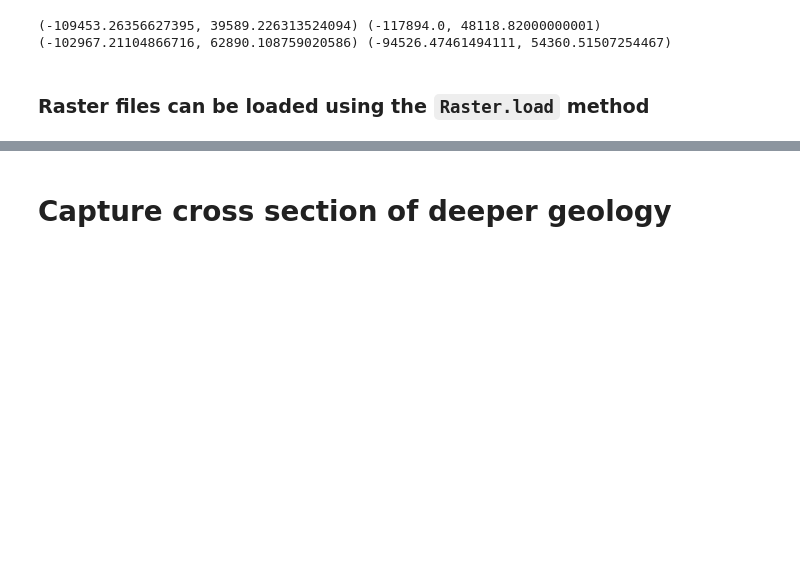
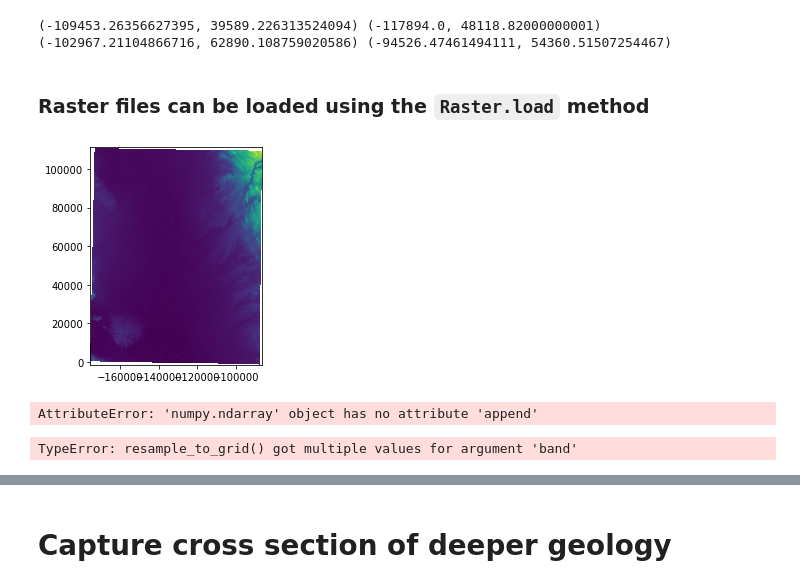
Before and after one commit to andrewcalderwood/CosumnesRiverRecharge, a Jupyter notebook: modflow_development/RIV_Regional/WEL_RIV_RCH_GHB_tprogs.ipynb, the cells around one changed output, grey strips where cells are left out. Drawn from its saved outputs; the diff is of its cells as text; code cells hidden in the pictures; blank space fills up the shorter version.

```diff
--- a/modflow_development/RIV_Regional/WEL_RIV_RCH_GHB_tprogs.ipynb
+++ b/modflow_development/RIV_Regional/WEL_RIV_RCH_GHB_tprogs.ipynb
@@ -218,28 +222,32 @@ geoms = Polygon(vertices)
 ### Raster files can be loaded using the `Raster.load` method
 # %%
 # Full size dem of northern sac valley
-# raster_name = gwfm_dir+"/DEM_data/Cosumnes_DEM_3310.tif"
-
-# rio10_utm = Raster.load(raster_name)
+raster_name = gwfm_dir+"/DEM_data/Cosumnes_DEM_3310.tif"
+rio10_utm = Raster.load(raster_name)
 # %%
-# rio10_utm.plot()
-# t0 = time.time()
-# rio10_utm.crop(vertices, invert=False)
-# crop_time = time.time() - t0
-# rio10_utm.plot()
+rio10_utm.plot()
+t0 = time.time()
+rio10_utm.crop(vertices, invert=False)
+crop_time = time.time() - t0
+rio10_utm.plot()
+# %% [output]
+[figure, added]
+AttributeError: 'numpy.ndarray' object has no attribute 'append'
 # %%
 # Nearest neighbor determines the nearest pixel and assumes its value
 # linear is as it sounds, cubic is the smoothed version of linear essentially by using a cubic function
 # the linear method takes a very, very long time - an hour plus??, just stick with nearest
 # nearest takes 170.209 seconds - 220 seconds
 # # the linear interpolation causes the program to crash
-# t0 = time.time()
-# dem_data = rio10_utm.resample_to_grid(m.modelgrid.xcellcenters,
-#                                 m.modelgrid.ycellcenters,
-#                                 band=rio10_utm.bands[0],
-#                                 method="nearest")
-# resample_time = time.time() - t0
-# print("Resample time, nearest neighbor: {:.3f} sec".format(time.time() - t0))
+t0 = time.time()
+dem_data = rio10_utm.resample_to_grid(m.modelgrid.xcellcenters,
+                                 m.modelgrid.ycellcenters,
+                                 band=rio10_utm.bands[0],
+                                 method="nearest")
+resample_time = time.time() - t0
+print("Resample time, nearest neighbor: {:.3f} sec".format(time.time() - t0))
+# %% [output]
+TypeError: resample_to_grid() got multiple values for argument 'band'
 # %%
 # np.savetxt(gwfm_dir+'\DIS_data\dem_44_7_200m_nearest.tsv', dem_data, delimiter = '\t')
 
```
Also changed, not shown: parts of 16 cells of this notebook.
